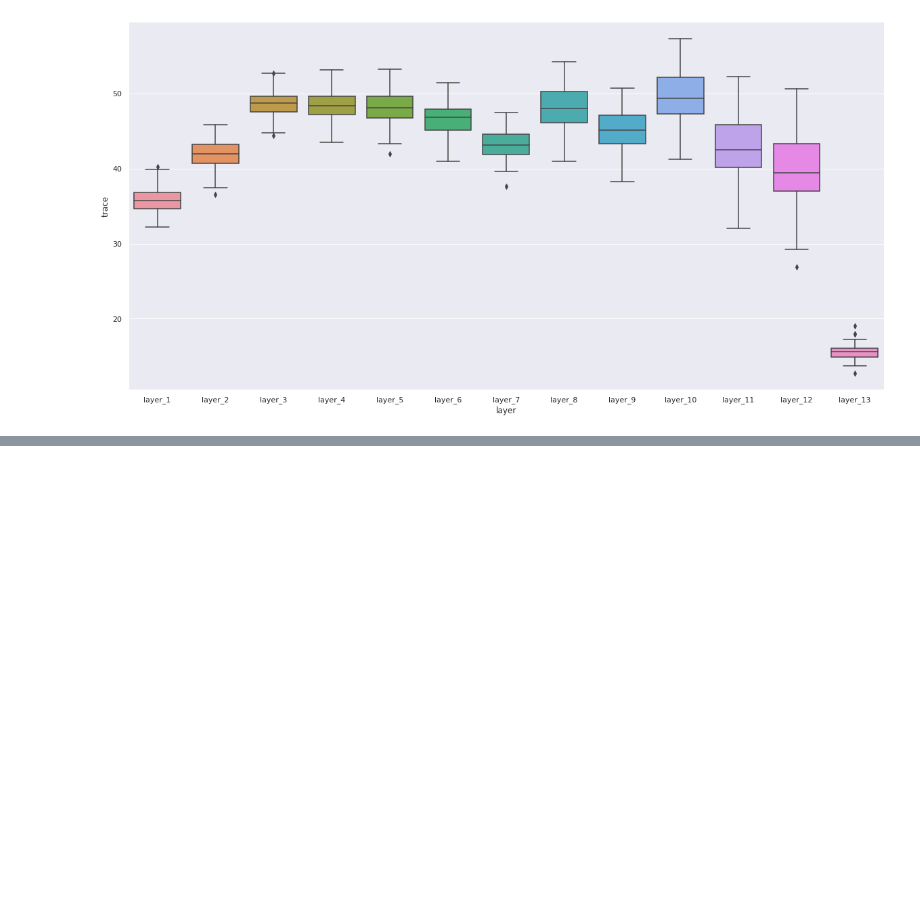
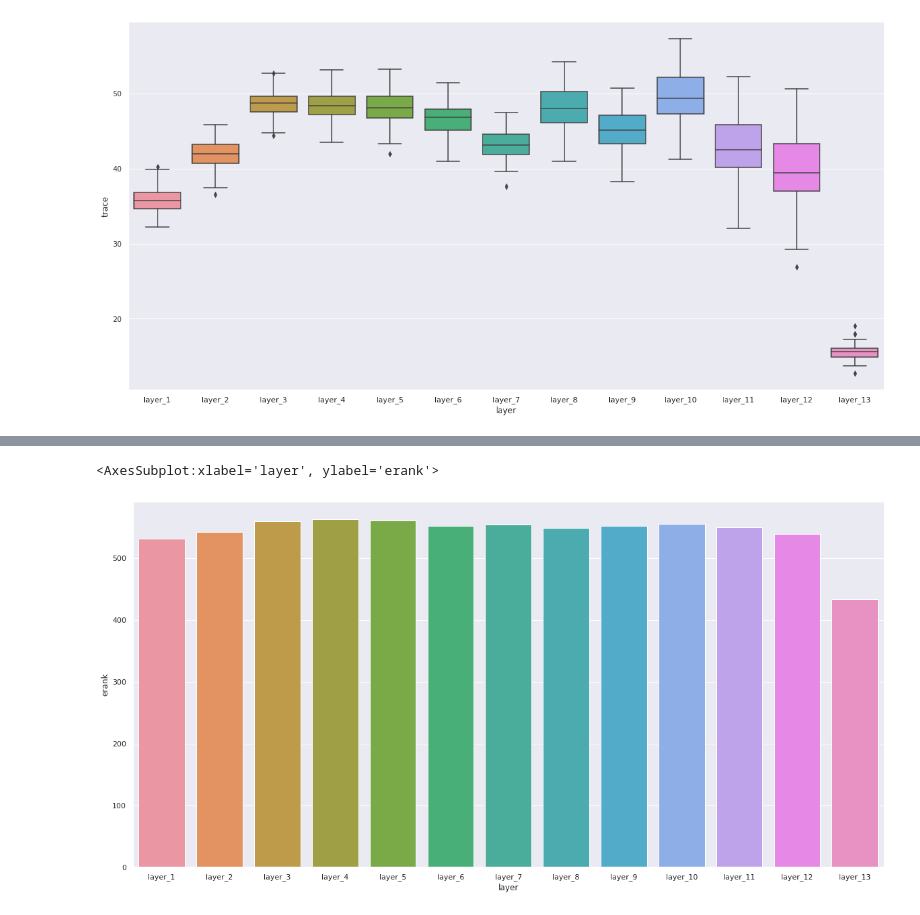
Before and after one commit to lolofo/pir_irisa_insa, a Jupyter notebook: pre_trained_models/raw_study.ipynb, the cells around one changed output, grey strips where cells are left out. Saved outputs shown, nothing was run; the diff lists cells and outputs as text; code cells hidden in the pictures; blank space fills up the shorter version.

```diff
--- a/pre_trained_models/raw_study.ipynb
+++ b/pre_trained_models/raw_study.ipynb
@@ -284,0 +349,7 @@ fig = sns.boxplot(x="layer" , y = "trace",data = df)
+# %%
+df = calculus_erank(dataset = test_dataset_camembert , type_model="camembert")
+figure = plt.figure(figsize = (20,10))
+sns.barplot(x = "layer" , y = "erank" , data = df)
+# %% [output]
+<AxesSubplot:xlabel='layer', ylabel='erank'>
+[figure, added]
```
Also changed, not shown: parts of 6 cells of this notebook.
